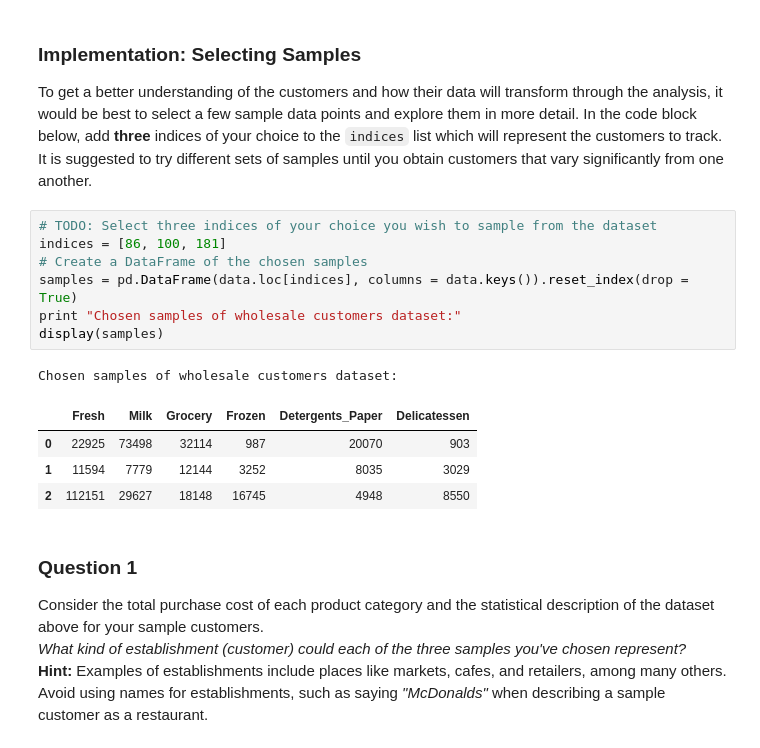
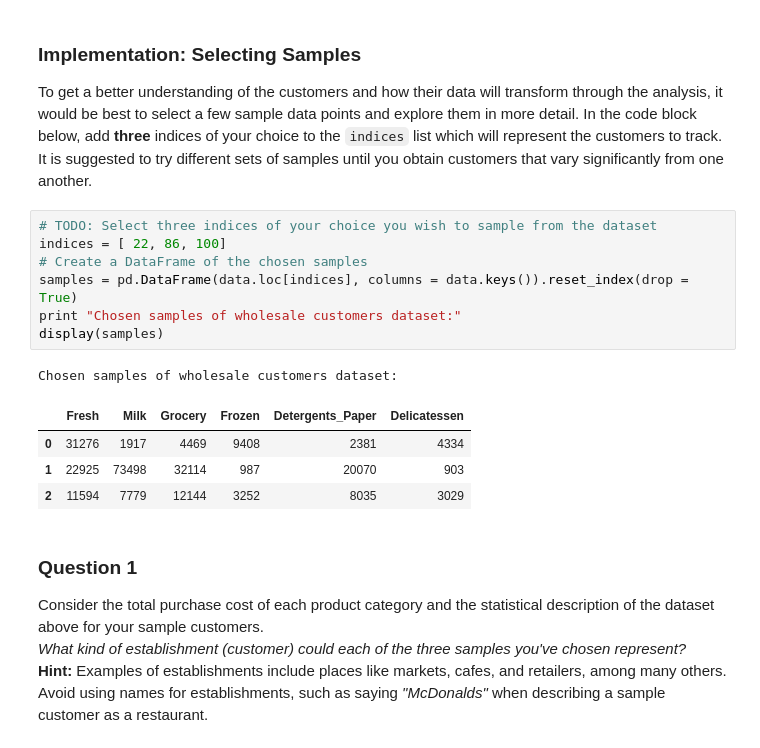
Before and after one commit to hadi-ramezani/machine_learning_nanodegree, a Jupyter notebook: customer_segments.ipynb, the cells around one changed output. Drawn from its saved outputs; the diff is of its cells as text.

```diff
--- a/customer_segments.ipynb
+++ b/customer_segments.ipynb
@@ -69,17 +69,17 @@ display(data.describe())
 To get a better understanding of the customers and how their data will transform through the analysis, it would be best to select a few sample data points and explore them in more detail. In the code block below, add **three** indices of your choice to the `indices` list which will represent the customers to track. It is suggested to try different sets of samples until you obtain customers that vary significantly from one another.
 # %%
 # TODO: Select three indices of your choice you wish to sample from the dataset
-indices = [86, 100, 181]
+indices = [ 22, 86, 100]
 # Create a DataFrame of the chosen samples
 samples = pd.DataFrame(data.loc[indices], columns = data.keys()).reset_index(drop = True)
 print "Chosen samples of wholesale customers dataset:"
 display(samples)
 # %% [output]
 Chosen samples of wholesale customers dataset:
 |  | Fresh | Milk | Grocery | Frozen | Detergents_Paper | Delicatessen |
-| 0 | 22925 | 73498 | 32114 | 987 | 20070 | 903 |
-| 1 | 11594 | 7779 | 12144 | 3252 | 8035 | 3029 |
-| 2 | 112151 | 29627 | 18148 | 16745 | 4948 | 8550 |
+| 0 | 31276 | 1917 | 4469 | 9408 | 2381 | 4334 |
+| 1 | 22925 | 73498 | 32114 | 987 | 20070 | 903 |
+| 2 | 11594 | 7779 | 12144 | 3252 | 8035 | 3029 |
 # %% [markdown]
 ### Question 1
 Consider the total purchase cost of each product category and the statistical description of the dataset above for your sample customers.
```
Also changed, not shown: parts of 20 cells of this notebook.
